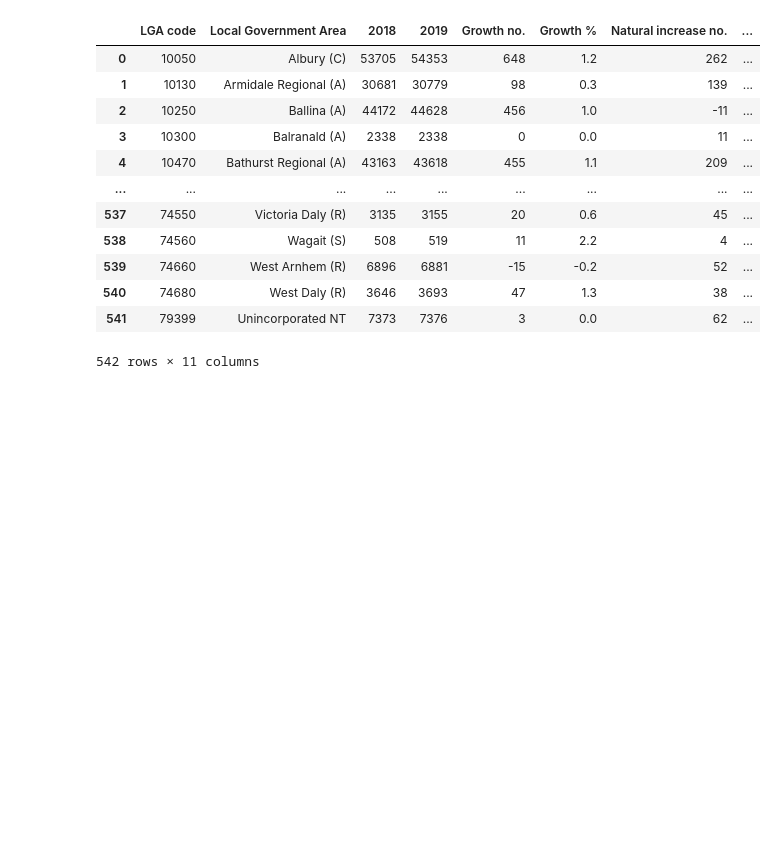
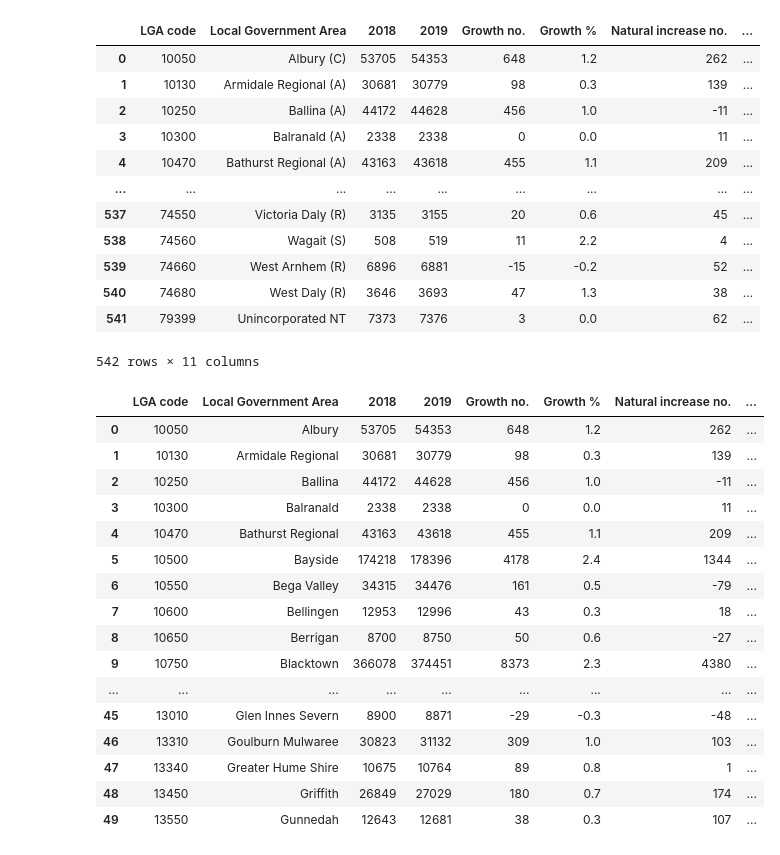
Before and after one commit to LP-116/ETL-Project, a Jupyter notebook: regional_growth.ipynb, the cells around one changed output. Drawn from its saved outputs; the diff is of its cells as text; code cells hidden in the pictures; blank space fills up the shorter version.

```diff
--- a/regional_growth.ipynb
+++ b/regional_growth.ipynb
@@ -19,3 +19,25 @@ regional_growth_data
 | 540 | 74680 | West Daly (R) | 3646 | 3693 | 47 | 1.3 | 38 | ... |
 | 541 | 79399 | Unincorporated NT | 7373 | 7376 | 3 | 0.0 | 62 | ... |
 542 rows × 11 columns
+# %%
+regional_growth_data["Local Government Area"] = regional_growth_data["Local Government Area"].str.replace(r"\(.*\)","")
+# %%
+regional_growth_data.head(50)
+# %% [output]
+|  | LGA code | Local Government Area | 2018 | 2019 | Growth no. | Growth % | Natural increase no. | ... |
+| 0 | 10050 | Albury | 53705 | 54353 | 648 | 1.2 | 262 | ... |
+| 1 | 10130 | Armidale Regional | 30681 | 30779 | 98 | 0.3 | 139 | ... |
+| 2 | 10250 | Ballina | 44172 | 44628 | 456 | 1.0 | -11 | ... |
+| 3 | 10300 | Balranald | 2338 | 2338 | 0 | 0.0 | 11 | ... |
+| 4 | 10470 | Bathurst Regional | 43163 | 43618 | 455 | 1.1 | 209 | ... |
+| 5 | 10500 | Bayside | 174218 | 178396 | 4178 | 2.4 | 1344 | ... |
+| 6 | 10550 | Bega Valley | 34315 | 34476 | 161 | 0.5 | -79 | ... |
+| 7 | 10600 | Bellingen | 12953 | 12996 | 43 | 0.3 | 18 | ... |
+| 8 | 10650 | Berrigan | 8700 | 8750 | 50 | 0.6 | -27 | ... |
+| 9 | 10750 | Blacktown | 366078 | 374451 | 8373 | 2.3 | 4380 | ... |
+| ... | ... | ... | ... | ... | ... | ... | ... | ... |
+| 45 | 13010 | Glen Innes Severn | 8900 | 8871 | -29 | -0.3 | -48 | ... |
+| 46 | 13310 | Goulburn Mulwaree | 30823 | 31132 | 309 | 1.0 | 103 | ... |
+| 47 | 13340 | Greater Hume Shire | 10675 | 10764 | 89 | 0.8 | 1 | ... |
+| 48 | 13450 | Griffith | 26849 | 27029 | 180 | 0.7 | 174 | ... |
+| 49 | 13550 | Gunnedah | 12643 | 12681 | 38 | 0.3 | 107 | ... |
```
